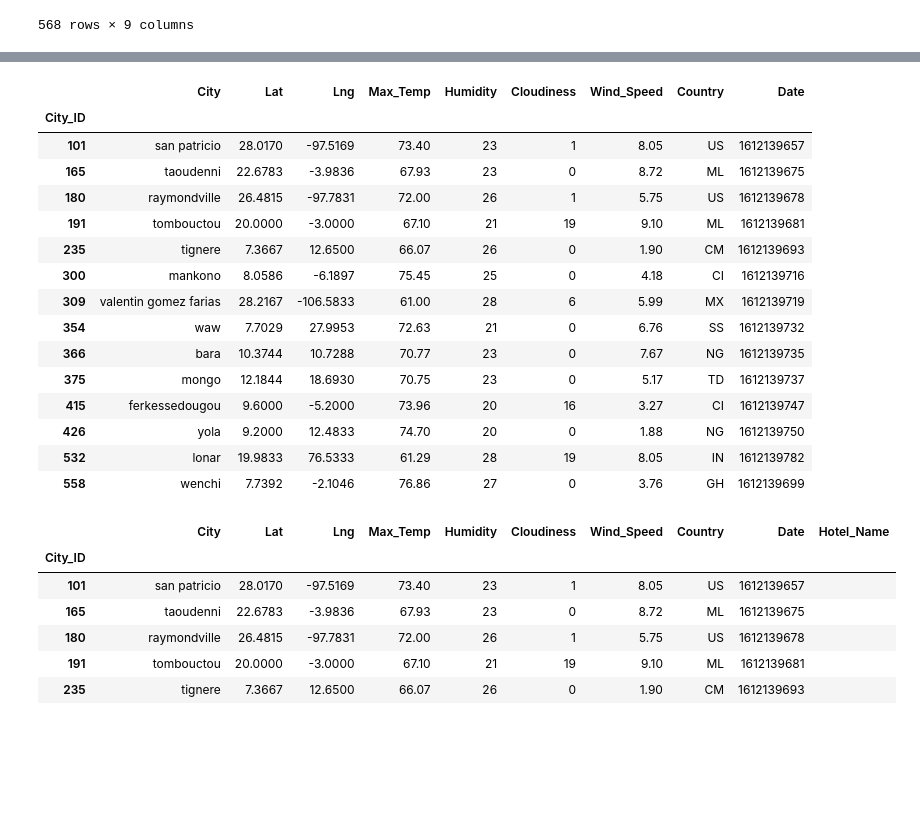
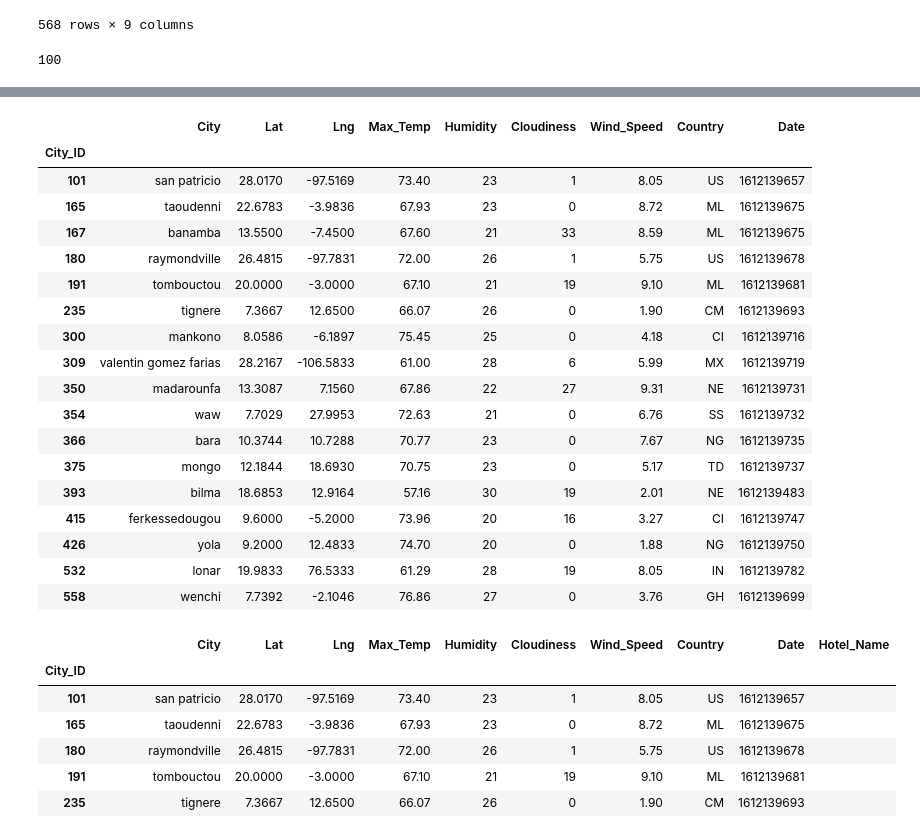
Before and after one commit to kylagelev/python-api-challenge, a Jupyter notebook: VacationPy/VacationPy.ipynb, the cells around one changed output, grey strips where cells are left out. Saved outputs shown, nothing was run; the diff lists cells and outputs as text; code cells hidden in the pictures; blank space fills up the shorter version.

```diff
--- a/VacationPy/VacationPy.ipynb
+++ b/VacationPy/VacationPy.ipynb
@@ -29,6 +29,10 @@ set_cities_df
 | 566 | moroni | -11.7022 | 43.2551 | 80.56 | 70 | 51 | 4.65 | KM | 1612139795 |
 | 567 | pochutla | 15.7432 | -96.4661 | 82.40 | 65 | 20 | 9.22 | MX | 1612139795 |
 568 rows × 9 columns
+# %%
+set_cities_df['Humidity'].max()
+# %% [output]
+100
 # %%
 #humidity heatmap
 gmaps.configure(api_key = g_key)
@@ -49,40 +53,43 @@ fig
 # %%
 #ideal weather conditions
 #max temp = 80, but nothing less than 60
 #wind speed less than 10
 #humidity nothing greater than 50
 #cloudiness less than 25
 
 #dropping temp
-ideal_temp_index = set_cities_df[(set_cities_df['Max_Temp'] > 80) | (set_cities_df['Max_Temp'] < 60)].index
+ideal_temp_index = set_cities_df[(set_cities_df['Max_Temp'] > 80) | (set_cities_df['Max_Temp'] < 50)].index
 ideal_temp = set_cities_df.drop(ideal_temp_index, inplace = False)
 
 #dropping wind
 ideal_wind_index = ideal_temp[ideal_temp['Wind_Speed'] > 10].index
 ideal_temp_wind = ideal_temp.drop(ideal_wind_index, inplace = False)
 
 #dropping humidity
 ideal_humid_index = ideal_temp_wind[ideal_temp_wind['Humidity'] > 30].index
 ideal_temp_wind_humidity = ideal_temp_wind.drop(ideal_humid_index, inplace = False)
 
 #dropping cloudiness
-ideal_cloud_index = ideal_temp_wind_humidity[ideal_temp_wind_humidity['Cloudiness'] > 25].index
+ideal_cloud_index = ideal_temp_wind_humidity[ideal_temp_wind_humidity['Cloudiness'] > 35].index
 ideal_weather_df = ideal_temp_wind_humidity.drop(ideal_cloud_index, inplace = False)
 
 ideal_weather_df
 # %% [output]
 |  | City | Lat | Lng | Max_Temp | Humidity | Cloudiness | Wind_Speed | Country | Date |
 | City_ID |  |  |  |  |  |  |  |  |  |
 | 101 | san patricio | 28.0170 | -97.5169 | 73.40 | 23 | 1 | 8.05 | US | 1612139657 |
 | 165 | taoudenni | 22.6783 | -3.9836 | 67.93 | 23 | 0 | 8.72 | ML | 1612139675 |
+| 167 | banamba | 13.5500 | -7.4500 | 67.60 | 21 | 33 | 8.59 | ML | 1612139675 |
 | 180 | raymondville | 26.4815 | -97.7831 | 72.00 | 26 | 1 | 5.75 | US | 1612139678 |
 | 191 | tombouctou | 20.0000 | -3.0000 | 67.10 | 21 | 19 | 9.10 | ML | 1612139681 |
 | 235 | tignere | 7.3667 | 12.6500 | 66.07 | 26 | 0 | 1.90 | CM | 1612139693 |
 | 300 | mankono | 8.0586 | -6.1897 | 75.45 | 25 | 0 | 4.18 | CI | 1612139716 |
 | 309 | valentin gomez farias | 28.2167 | -106.5833 | 61.00 | 28 | 6 | 5.99 | MX | 1612139719 |
+| 350 | madarounfa | 13.3087 | 7.1560 | 67.86 | 22 | 27 | 9.31 | NE | 1612139731 |
 | 354 | waw | 7.7029 | 27.9953 | 72.63 | 21 | 0 | 6.76 | SS | 1612139732 |
 | 366 | bara | 10.3744 | 10.7288 | 70.77 | 23 | 0 | 7.67 | NG | 1612139735 |
 | 375 | mongo | 12.1844 | 18.6930 | 70.75 | 23 | 0 | 5.17 | TD | 1612139737 |
+| 393 | bilma | 18.6853 | 12.9164 | 57.16 | 30 | 19 | 2.01 | NE | 1612139483 |
 | 415 | ferkessedougou | 9.6000 | -5.2000 | 73.96 | 20 | 16 | 3.27 | CI | 1612139747 |
 | 426 | yola | 9.2000 | 12.4833 | 74.70 | 20 | 0 | 1.88 | NG | 1612139750 |
 | 532 | lonar | 19.9833 | 76.5333 | 61.29 | 28 | 19 | 8.05 | IN | 1612139782 |
```
Also changed, not shown: parts of 4 cells of this notebook.
